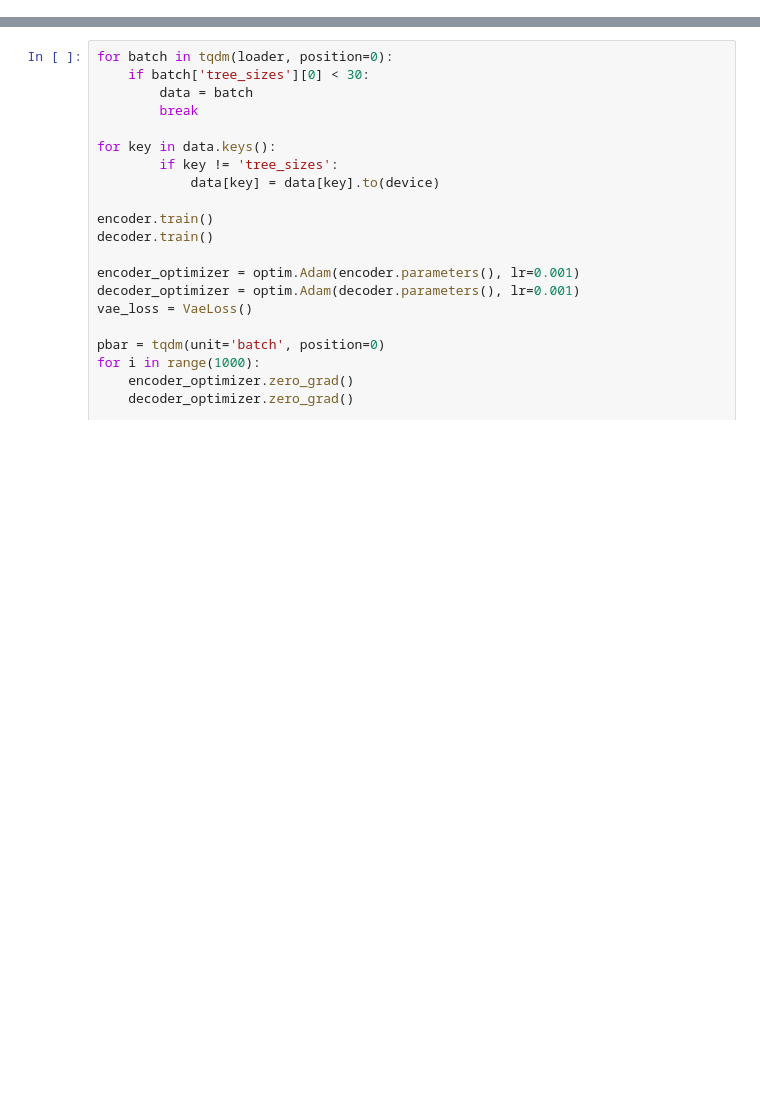
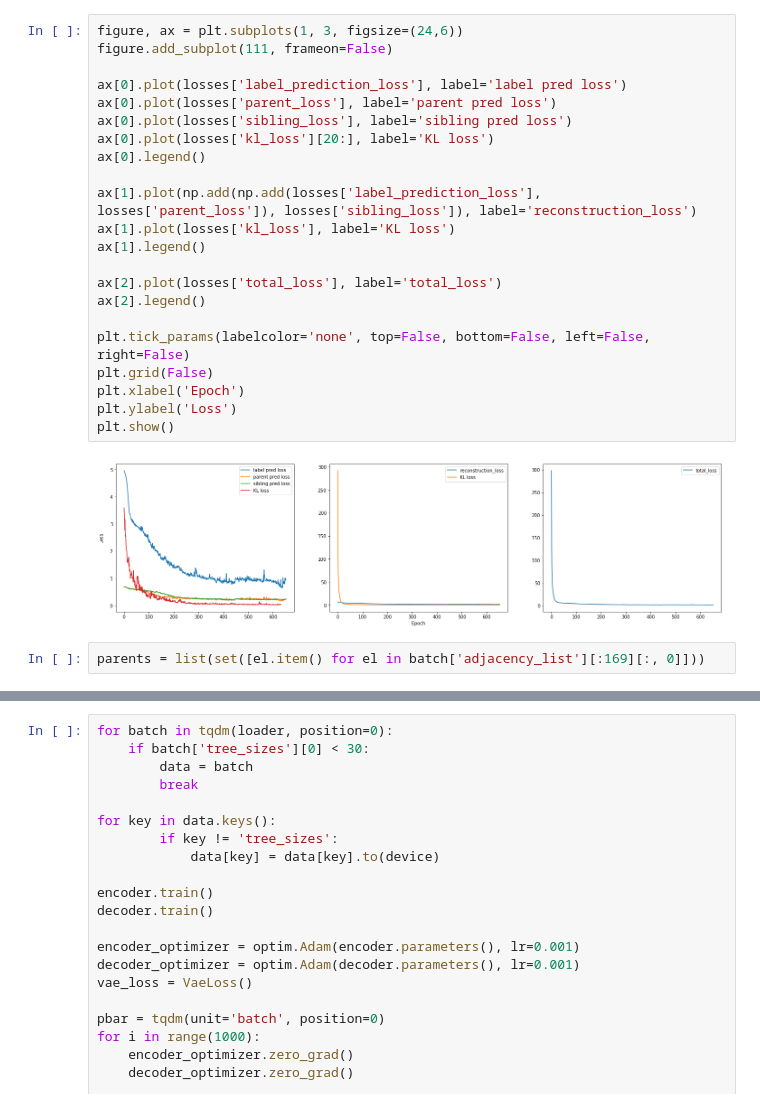
Before and after one commit to sander102907/autoencoder_program_synthesis, a Jupyter notebook: Tree_LSTM_VAE.ipynb, the cells around one changed output, grey strips where cells are left out. Saved outputs shown, nothing was run; the diff lists cells and outputs as text; blank space fills up the shorter version.

```diff
--- a/Tree_LSTM_VAE.ipynb
+++ b/Tree_LSTM_VAE.ipynb
@@ -389,0 +111,26 @@ KeyboardInterrupt:
+# %%
+figure, ax = plt.subplots(1, 3, figsize=(24,6))
+figure.add_subplot(111, frameon=False)
+
+ax[0].plot(losses['label_prediction_loss'], label='label pred loss')
+ax[0].plot(losses['parent_loss'], label='parent pred loss')
+ax[0].plot(losses['sibling_loss'], label='sibling pred loss')
+ax[0].plot(losses['kl_loss'][20:], label='KL loss')
+ax[0].legend()
+
+ax[1].plot(np.add(np.add(losses['label_prediction_loss'], losses['parent_loss']), losses['sibling_loss']), label='reconstruction_loss')
+ax[1].plot(losses['kl_loss'], label='KL loss')
+ax[1].legend()
+
+ax[2].plot(losses['total_loss'], label='total_loss')
+ax[2].legend()
+
+plt.tick_params(labelcolor='none', top=False, bottom=False, left=False, right=False)
+plt.grid(False)
+plt.xlabel('Epoch')
+plt.ylabel('Loss')
+plt.show()
+# %% [output]
+[figure, added]
+# %%
+parents = list(set([el.item() for el in batch['adjacency_list'][:169][:, 0]]))
```
Also changed, not shown: parts of 28 cells of this notebook, 19 other files.
